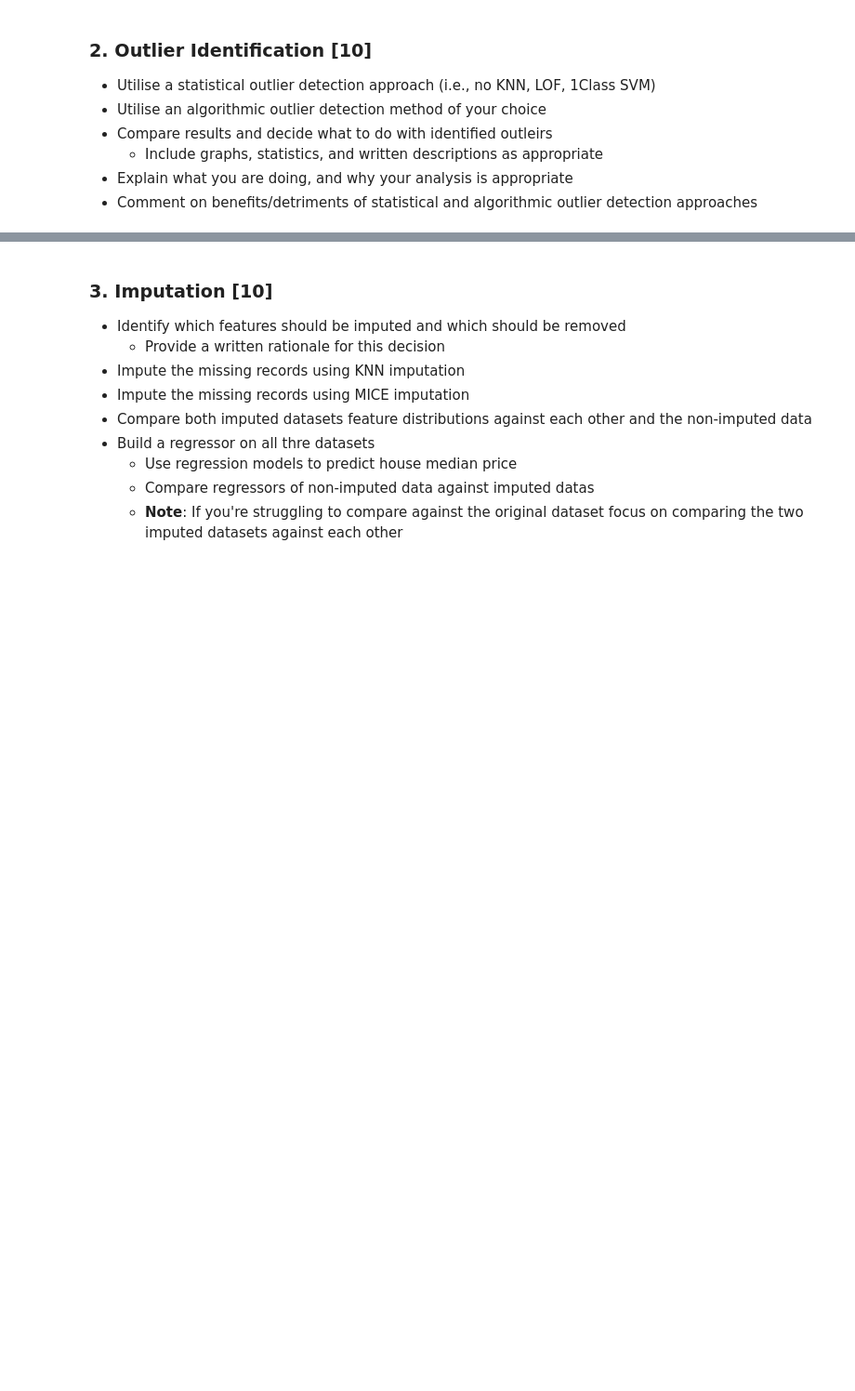
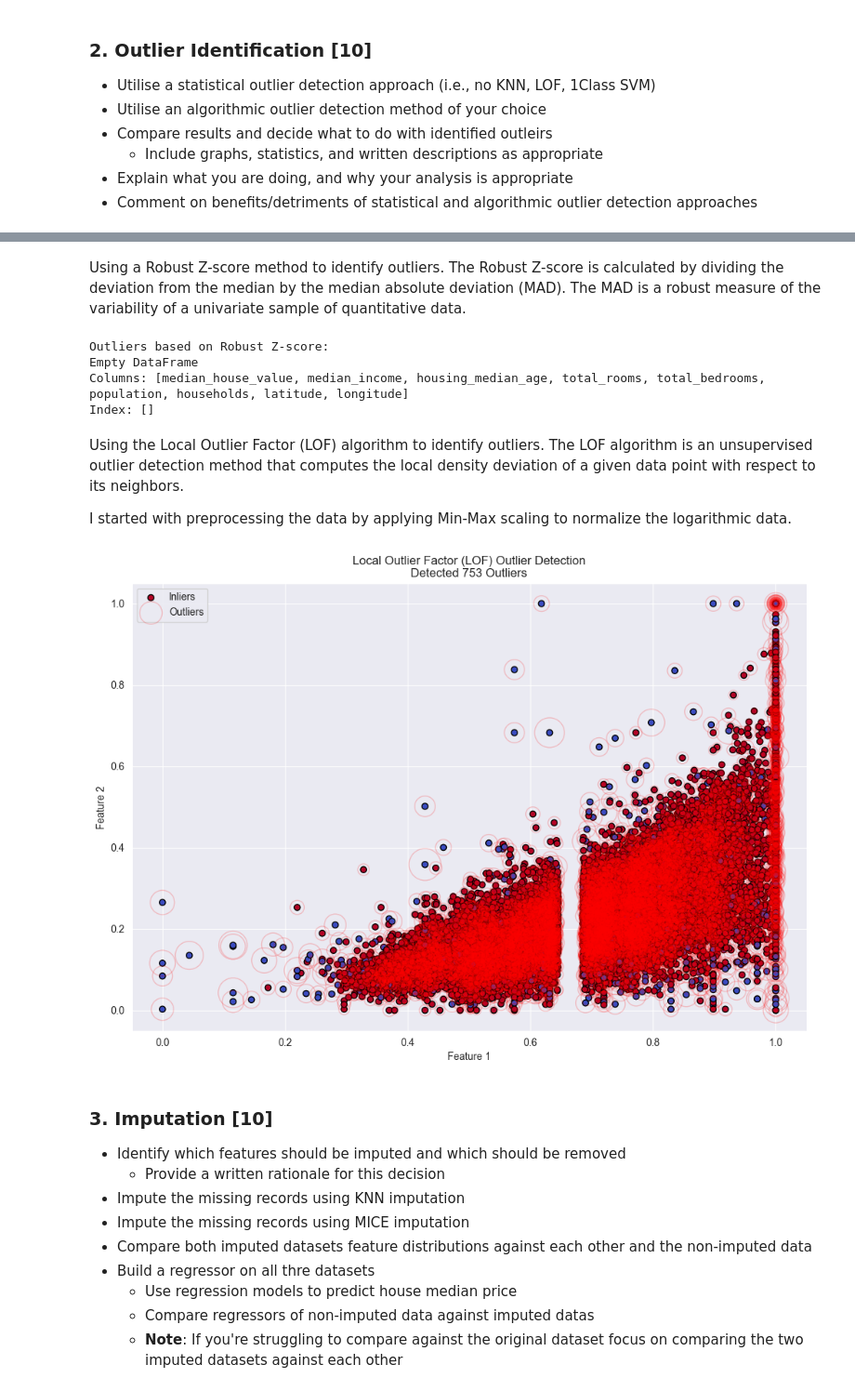
Before and after one commit to Shreyas8612/Predictive_Analytics, a Jupyter notebook: Coursework/CSC3831_Final_Assessment.ipynb, the cells around one changed output, grey strips where cells are left out. Shown at 93% size. Cells and saved outputs as stored; diff of their text form; code cells hidden in the pictures; blank space fills up the shorter version.

Commit message:
Identified outliers

```diff
--- a/Coursework/CSC3831_Final_Assessment.ipynb
+++ b/Coursework/CSC3831_Final_Assessment.ipynb
@@ -139,3 +191,62 @@ print(houses_corrupted_MAD)
+# %% [markdown]
+Using a Robust Z-score method to identify outliers. The Robust Z-score is calculated by dividing the deviation from the median by the median absolute deviation (MAD). The MAD is a robust measure of the variability of a univariate sample of quantitative data.
+# %%
+# Calculate the median and MAD for each column
+median_values = houses_corrupted.median()
+
+# Calculate the robust Z-score for each element
+robust_z_scores = 0.6745 * (houses_corrupted - median_values) / houses_corrupted_MAD
+
+# Flag values where the robust Z-score is greater than 3
+outliers_robust_z = (robust_z_scores.abs() > 3)
+# Filter and print only the rows with True values (i.e., only the outliers)
+outliers_robust_z_only = houses_corrupted[outliers_robust_z.any(axis=1)]
+print("Outliers based on Robust Z-score:")
+print(outliers_robust_z_only)
+# %% [output]
+Outliers based on Robust Z-score:
+Empty DataFrame
+Columns: [median_house_value, median_income, housing_median_age, total_rooms, total_bedrooms, population, households, latitude, longitude]
+Index: []
+# %% [markdown]
+Using the Local Outlier Factor (LOF) algorithm to identify outliers. The LOF algorithm is an unsupervised outlier detection method that computes the local density deviation of a given data point with respect to its neighbors.
+
+I started with preprocessing the data by applying Min-Max scaling to normalize the logarithmic data.
+# %%
+#Log transformation followed by Min-Max scaling
+houses_corrupted_NAN = houses_corrupted.dropna()  # Drop rows with missing values
+houses_log_transformed = np.log1p(houses_corrupted_NAN+125)  # Apply log transformation
+scaler = MinMaxScaler()  # Initialize scaler
+houses_preprocessed = scaler.fit_transform(houses_log_transformed) # Apply scaling
+# %%
+# Applying Local Outlier Factor
+clf = LocalOutlierFactor(n_neighbors=10, contamination=0.05)  # Adjust contamination as needed
+y_pred = clf.fit_predict(houses_preprocessed)  # Inliers = 1, Outliers = -1
+x_scores = clf.negative_outlier_factor_
+
+# Count the number of outliers detected
+n_outliers = (y_pred == -1).sum()
+
+# Visualize results with a scatter plot
+plt.figure(figsize=(12, 8))
+plt.scatter(houses_preprocessed[:, 0], houses_preprocessed[:, 1], c=y_pred, cmap="coolwarm", edgecolor="k", label="Data points")
+radius = (x_scores.max() - x_scores) / (x_scores.max() - x_scores.min())
+plt.scatter(
+    houses_preprocessed[:, 0],
+    houses_preprocessed[:, 1],
+    s=1000 * radius,
+    alpha=0.2,
+    edgecolors="r",
+    facecolors="none",
+    label="Outlier scores"
+)
+plt.xlabel("Feature 1")
+plt.ylabel("Feature 2")
+plt.title(f"Local Outlier Factor (LOF) Outlier Detection\nDetected {n_outliers} Outliers")
+plt.legend(["Inliers", "Outliers"])
+plt.show()
+# %% [output]
+[figure, added]
 # %% [markdown]
 ### 3. Imputation [10]
 - Identify which features should be imputed and which should be removed
```
Also changed, not shown: parts of 7 cells of this notebook.
